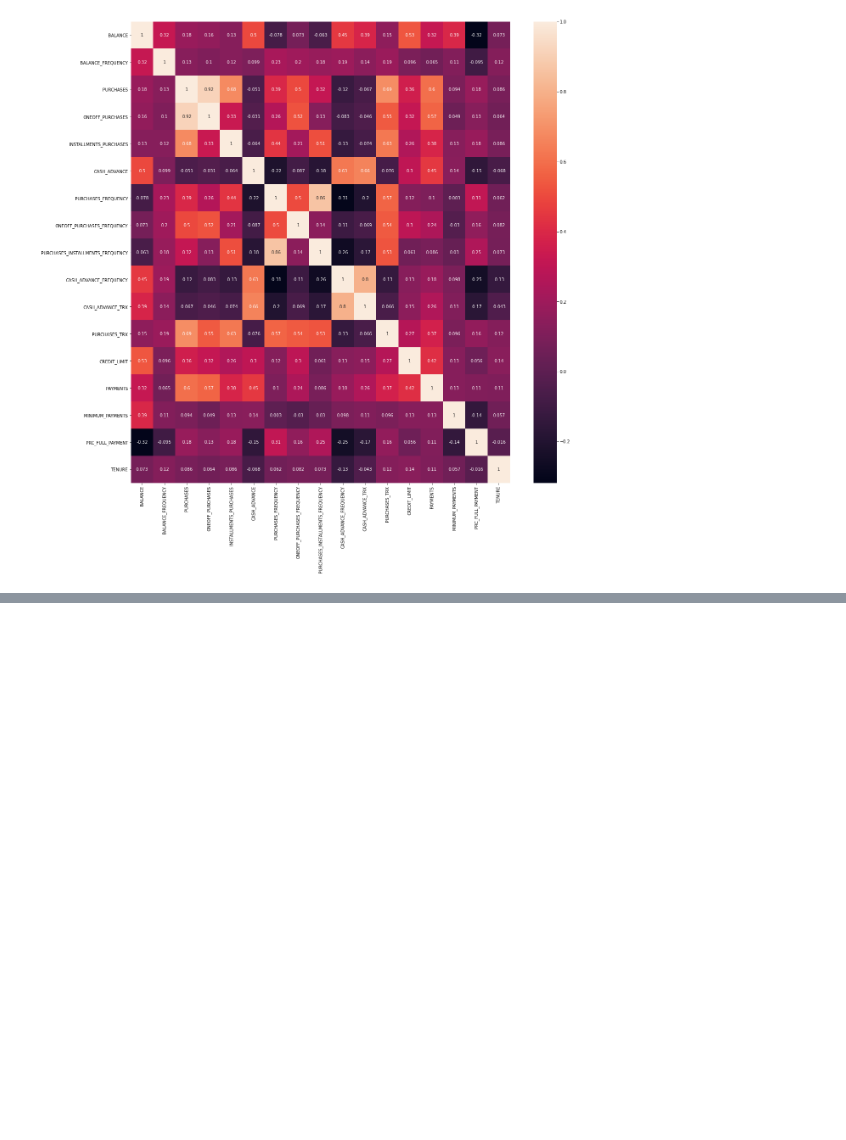
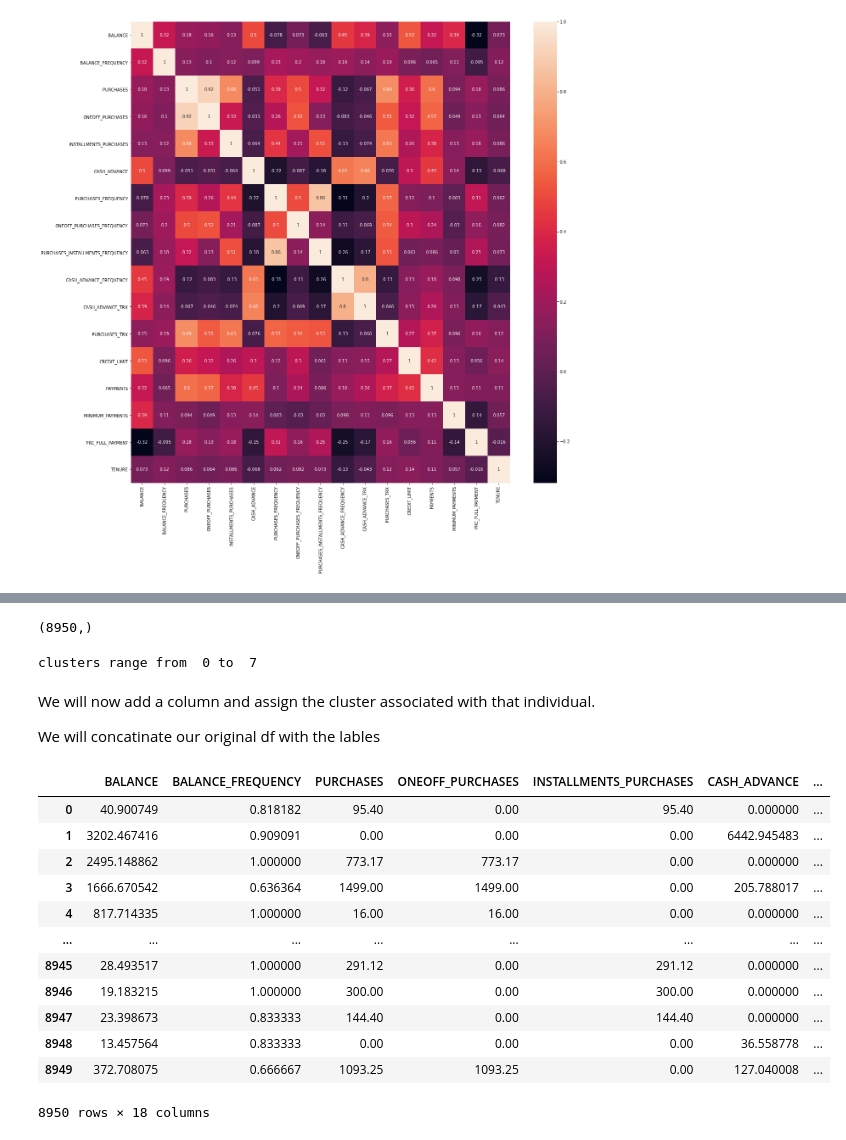
Before and after one commit to clozgil/Market-Segmentation-and-Consumer-Behavior, a Jupyter notebook: Market-Segmentation-and-Consumer-Behavior.ipynb, the cells around one changed output, grey strips where cells are left out. Cells and saved outputs as stored; diff of their text form; code cells hidden in the pictures; blank space fills up the shorter version.

```diff
--- a/Market-Segmentation-and-Consumer-Behavior.ipynb
+++ b/Market-Segmentation-and-Consumer-Behavior.ipynb
@@ -197,0 +246,4 @@ sns.heatmap(cc_df.corr(), annot=True)
+# %%
+kmeans = KMeans(8)
+kmeans.fit(df_scaled)
+labels = kmeans.labels_
@@ -197,0 +292,34 @@ sns.heatmap(cc_df.corr(), annot=True)
+# %%
+labels.shape
+# %% [output]
+(8950,)
+# %%
+print('clusters range from ', labels.min(), 'to ', labels.max())
+# %% [output]
+clusters range from  0 to  7
+# %% [markdown]
+We will now add a column and assign the cluster associated with that individual.
+
+We will concatinate our original df with the lables
+# %%
+#create a df that includes the clusters
+clusters = pd.DataFrame({'clusters':labels})
+
+#concat the new df with our original df
+cluster_df = pd.concat([cc_df, clusters], axis = 1)
+# %%
+cluster_df
+# %% [output]
+|  | BALANCE | BALANCE_FREQUENCY | PURCHASES | ONEOFF_PURCHASES | INSTALLMENTS_PURCHASES | CASH_ADVANCE | ... |
+| 0 | 40.900749 | 0.818182 | 95.40 | 0.00 | 95.40 | 0.000000 | ... |
+| 1 | 3202.467416 | 0.909091 | 0.00 | 0.00 | 0.00 | 6442.945483 | ... |
+| 2 | 2495.148862 | 1.000000 | 773.17 | 773.17 | 0.00 | 0.000000 | ... |
+| 3 | 1666.670542 | 0.636364 | 1499.00 | 1499.00 | 0.00 | 205.788017 | ... |
+| 4 | 817.714335 | 1.000000 | 16.00 | 16.00 | 0.00 | 0.000000 | ... |
+| ... | ... | ... | ... | ... | ... | ... | ... |
+| 8945 | 28.493517 | 1.000000 | 291.12 | 0.00 | 291.12 | 0.000000 | ... |
+| 8946 | 19.183215 | 1.000000 | 300.00 | 0.00 | 300.00 | 0.000000 | ... |
+| 8947 | 23.398673 | 0.833333 | 144.40 | 0.00 | 144.40 | 0.000000 | ... |
+| 8948 | 13.457564 | 0.833333 | 0.00 | 0.00 | 0.00 | 36.558778 | ... |
+| 8949 | 372.708075 | 0.666667 | 1093.25 | 1093.25 | 0.00 | 127.040008 | ... |
+8950 rows × 18 columns
```
Also changed, not shown: parts of 15 cells of this notebook.
